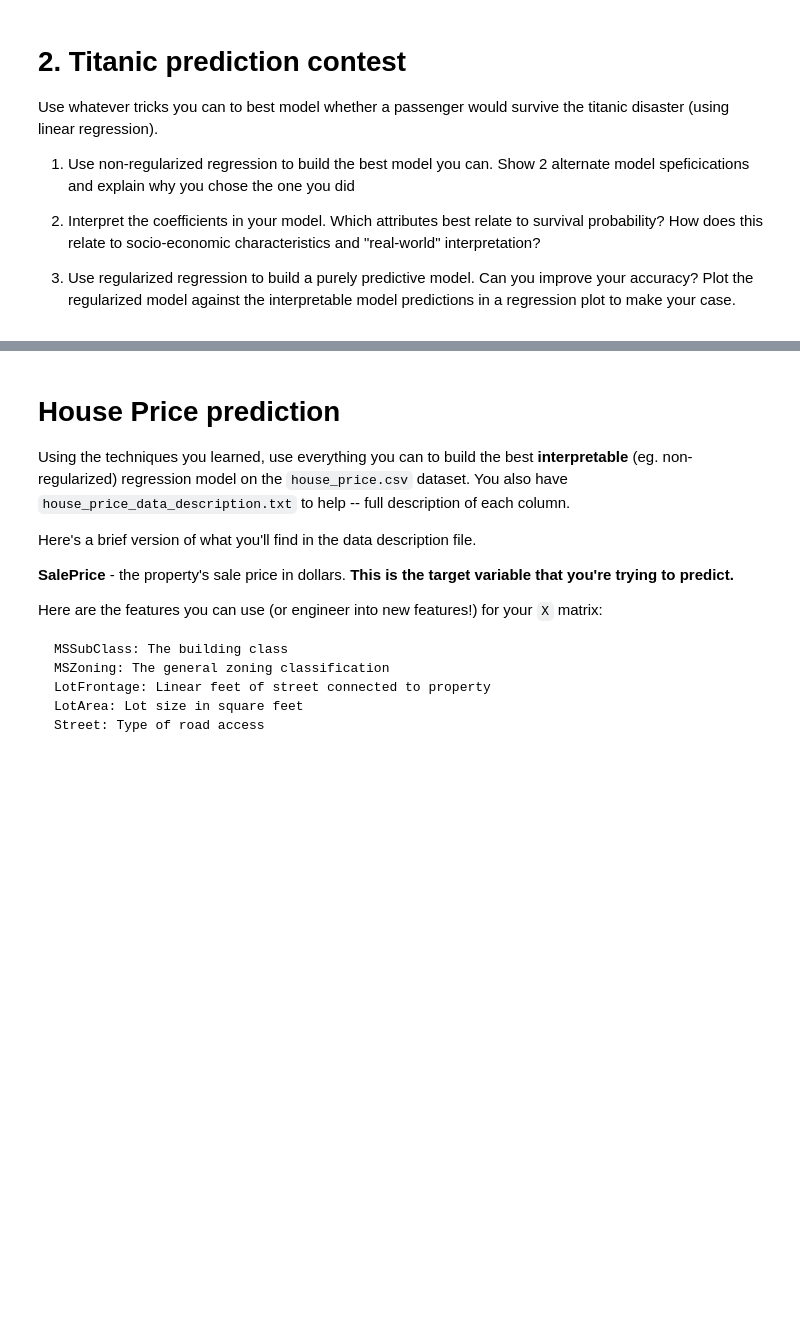
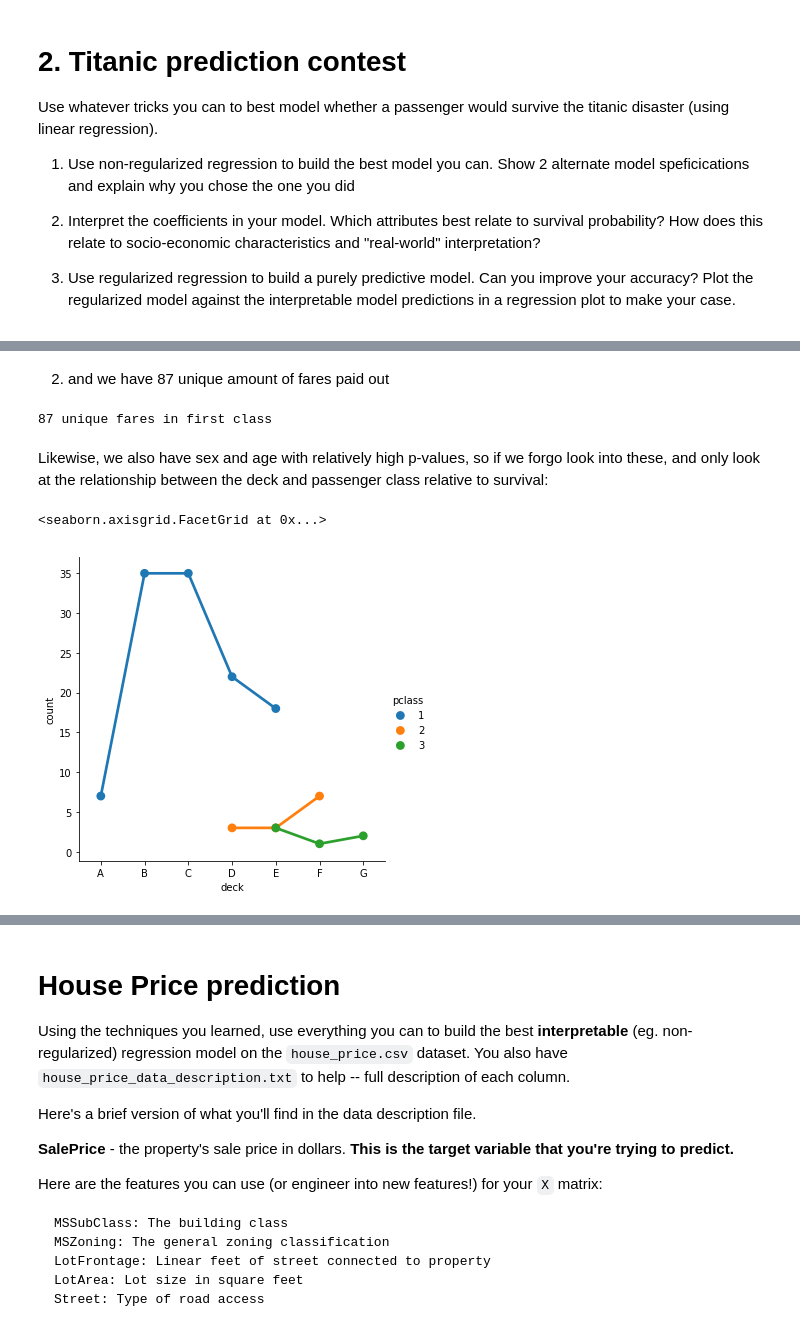
Before and after one commit to cb-ds-1/m3-3-engineering-regression, a Jupyter notebook: workshop.ipynb, the cells around one changed output, grey strips where cells are left out. Saved outputs shown, nothing was run; the diff lists cells and outputs as text; code cells hidden in the pictures; blank space fills up the shorter version.

```diff
--- a/workshop.ipynb
+++ b/workshop.ipynb
@@ -224,0 +527,16 @@ Use whatever tricks you can to best model whether a passenger would survive the
+# %% [markdown]
+2. and we have 87 unique amount of fares paid out
+# %%
+print(len(first.fare.unique()), 'unique fares in first class')
+# %% [output]
+87 unique fares in first class
+# %% [markdown]
+Likewise, we also have sex and age with relatively high p-values, so if we forgo look into these, and only look at the relationship between the deck and passenger class relative to survival:
+# %%
+group2 = pd.DataFrame({'count' : ti.groupby(['pclass','deck', 'survived']).size()}).reset_index()
+
+survived = group2[(group2.survived == 1)]
+sns.factorplot("deck", "count", data=survived, hue="pclass")
+# %% [output]
+<seaborn.axisgrid.FacetGrid at 0x...>
+[figure, added]
```
Also changed, not shown: parts of 24 cells of this notebook, 1 other file.
